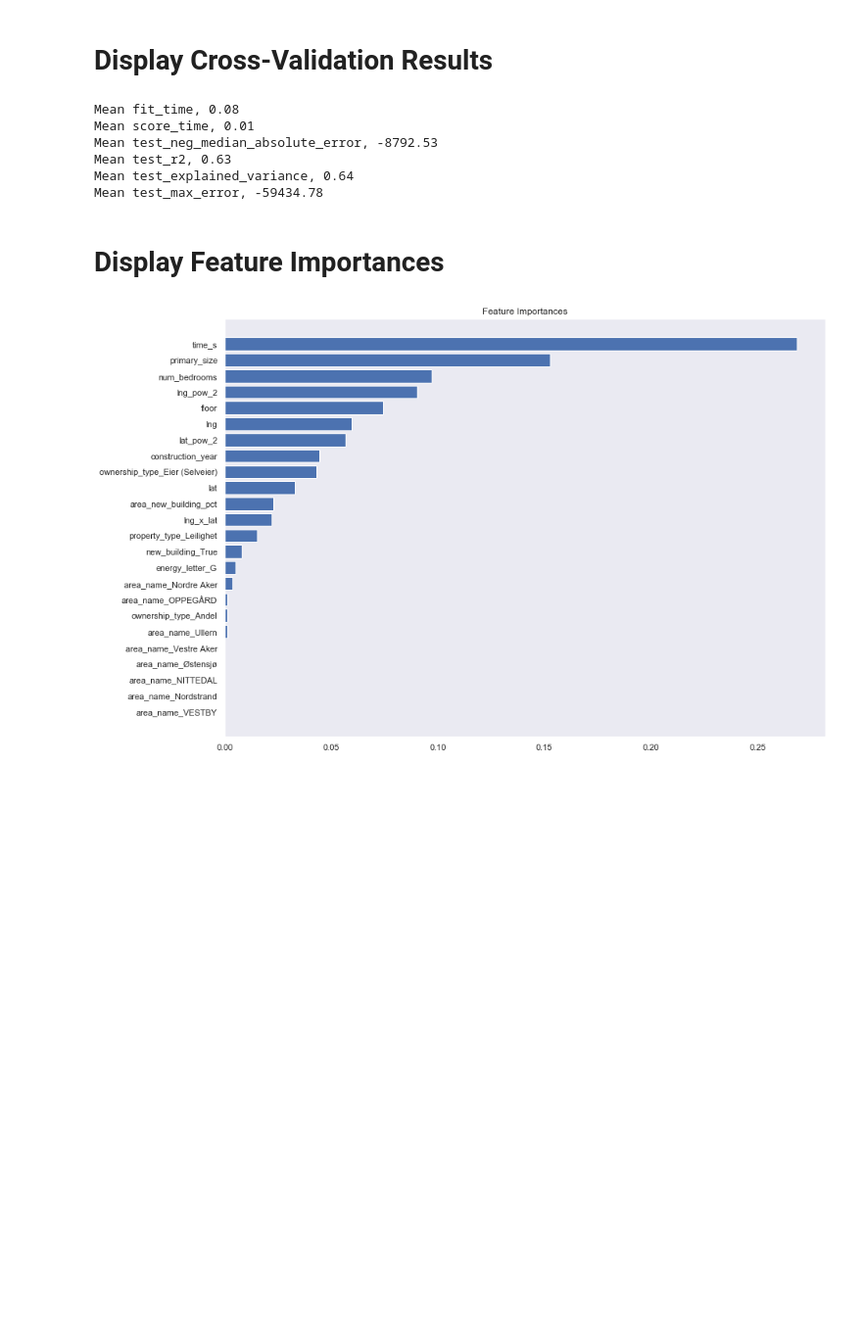
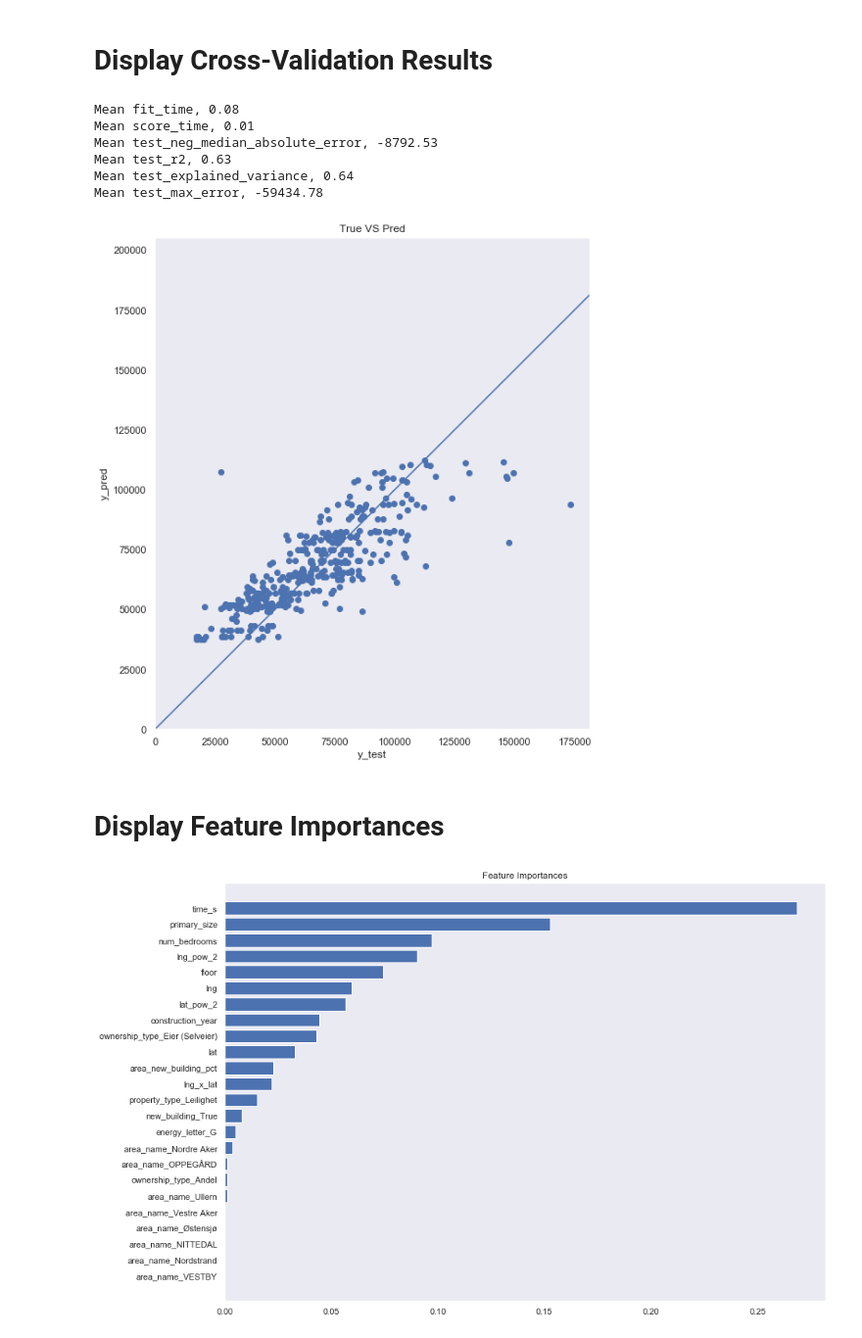
Before and after one commit to rossrco/analyses, a Jupyter notebook: home_oslo_home/modelling.ipynb, the cells around one changed output. Shown at 98% size. Saved outputs shown, nothing was run; the diff lists cells and outputs as text; code cells hidden in the pictures; blank space fills up the shorter version.

```diff
--- a/home_oslo_home/modelling.ipynb
+++ b/home_oslo_home/modelling.ipynb
@@ -485,6 +485,19 @@ Mean test_neg_median_absolute_error, -8792.53
 Mean test_r2, 0.63
 Mean test_explained_variance, 0.64
 Mean test_max_error, -59434.78
+# %%
+plt.scatter(y_test, y_pred)
+plt.xlabel('y_test')
+plt.ylabel('y_pred')
+plt.axis('equal')
+plt.axis('square')
+plt.xlim([0,plt.xlim()[1]])
+plt.ylim([0,plt.ylim()[1]])
+_ = plt.plot([-2e5, 2e5], [-2e5, 2e5])
+plt.title('True VS Pred')
+plt.show()
+# %% [output]
+[figure, added]
 # %% [markdown]
 # Display Feature Importances
 # %%
```
Also changed, not shown: parts of 1 cell of this notebook, 1 other file.
